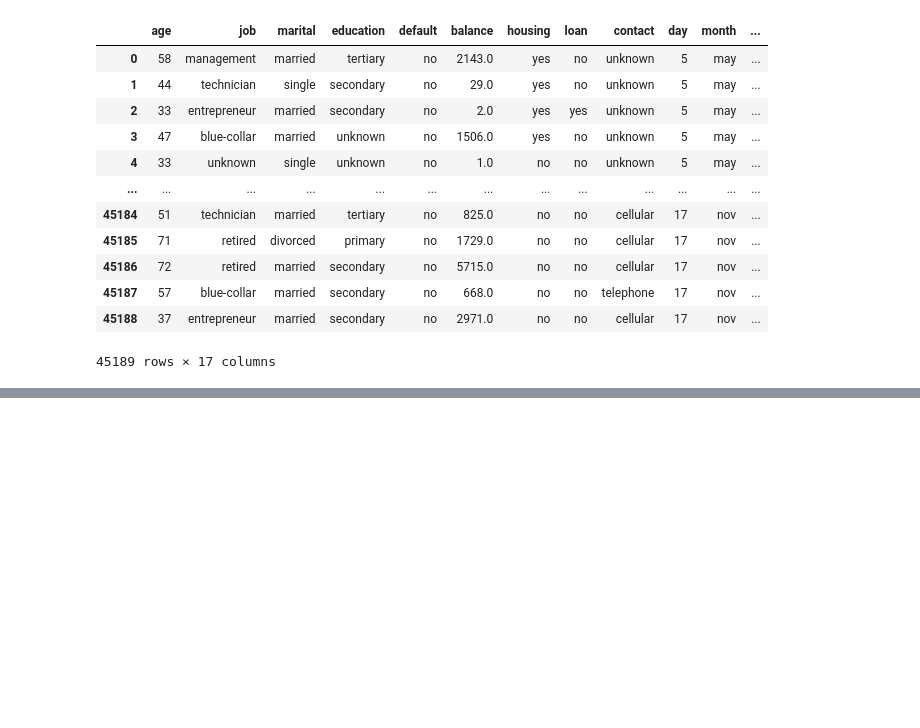
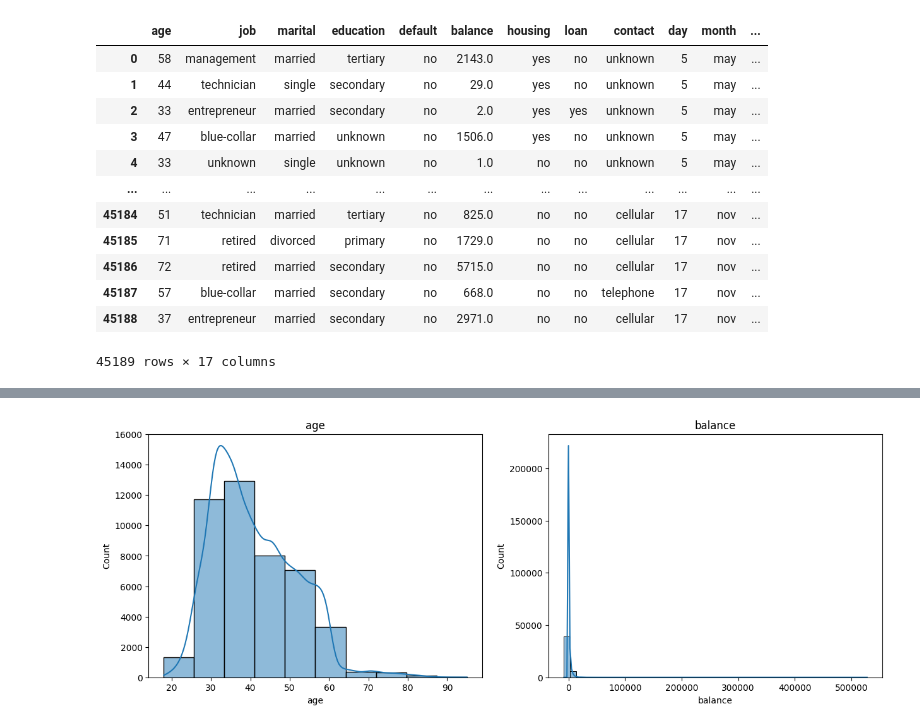
Before and after one commit to EDINSONFINTECH/explodata2, a Jupyter notebook: explodata.ipynb, the cells around one changed output, grey strips where cells are left out. Saved outputs shown, nothing was run; the diff lists cells and outputs as text; code cells hidden in the pictures; blank space fills up the shorter version.

```diff
--- a/explodata.ipynb
+++ b/explodata.ipynb
@@ -22,0 +84,17 @@ datos_banco
+# %%
+# LAS GRAFICAS POR EXCELENCIA SON LOS HISTOGRAMAS
+# Vamos a Dibujar histogramas de esas variables Numericas, que en este caso solo tenemos dos.
+col_num =["age", "balance"]
+fig,ax =plt.subplots(nrows=1, ncols=2, figsize =(15,5))
+fig.subplots_adjust(hspace=0.5)
+for i, col in enumerate(col_num):
+    if col == "age":
+        nbins = 10
+    else:
+        nbins=50
+    sns.histplot(x=col, data=datos_banco, ax=ax[i], bins=nbins, kde=True)
+    ax[i].set_title(col)
+# El resultado de las Graficas muestra que la mayor parte de las personas estaban
+# En el rango de edad de 30 y 45 Años *** Forma parte del analisi que se puede realizar.
+# %% [output]
+[figure, added]
```
Also changed, not shown: parts of 8 cells of this notebook.
